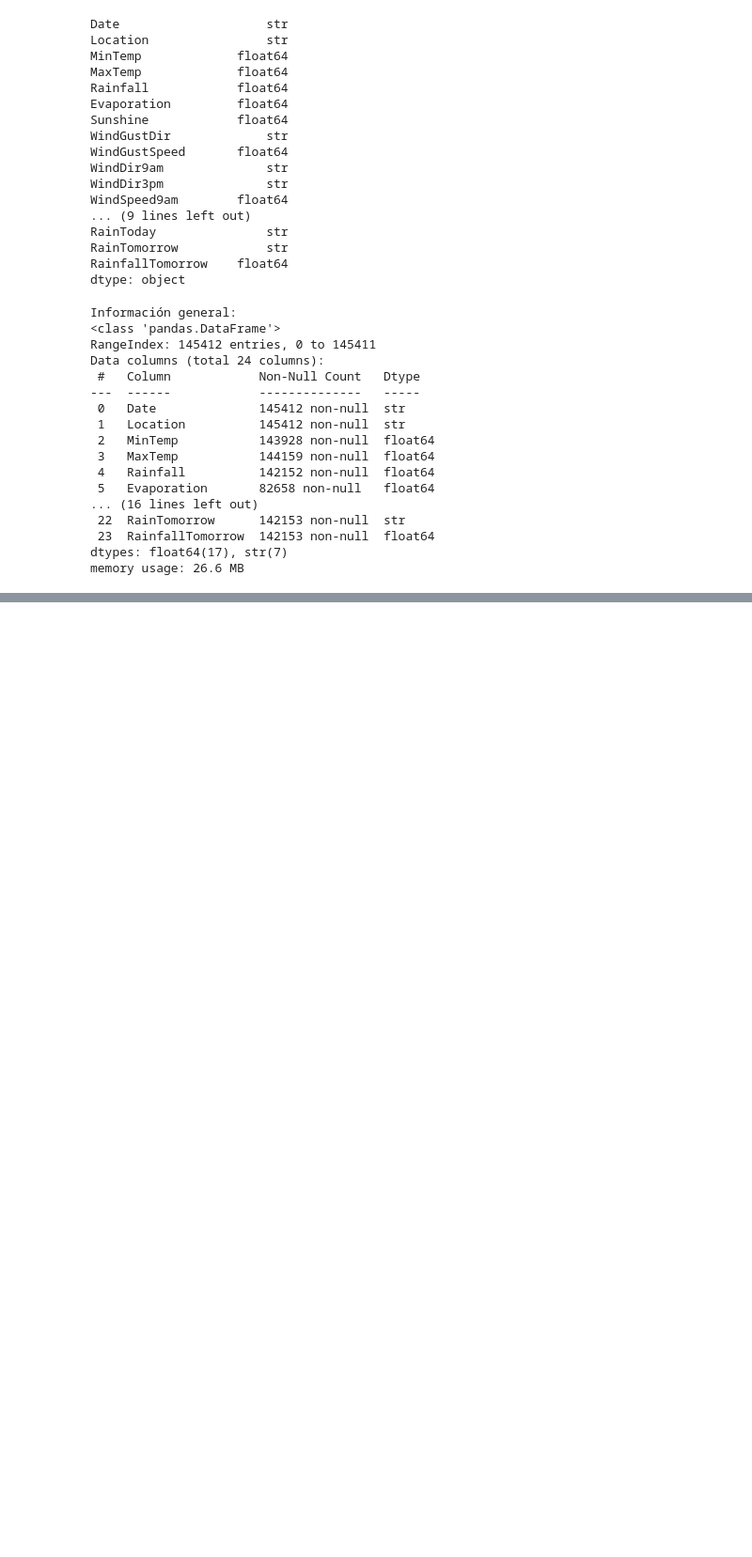
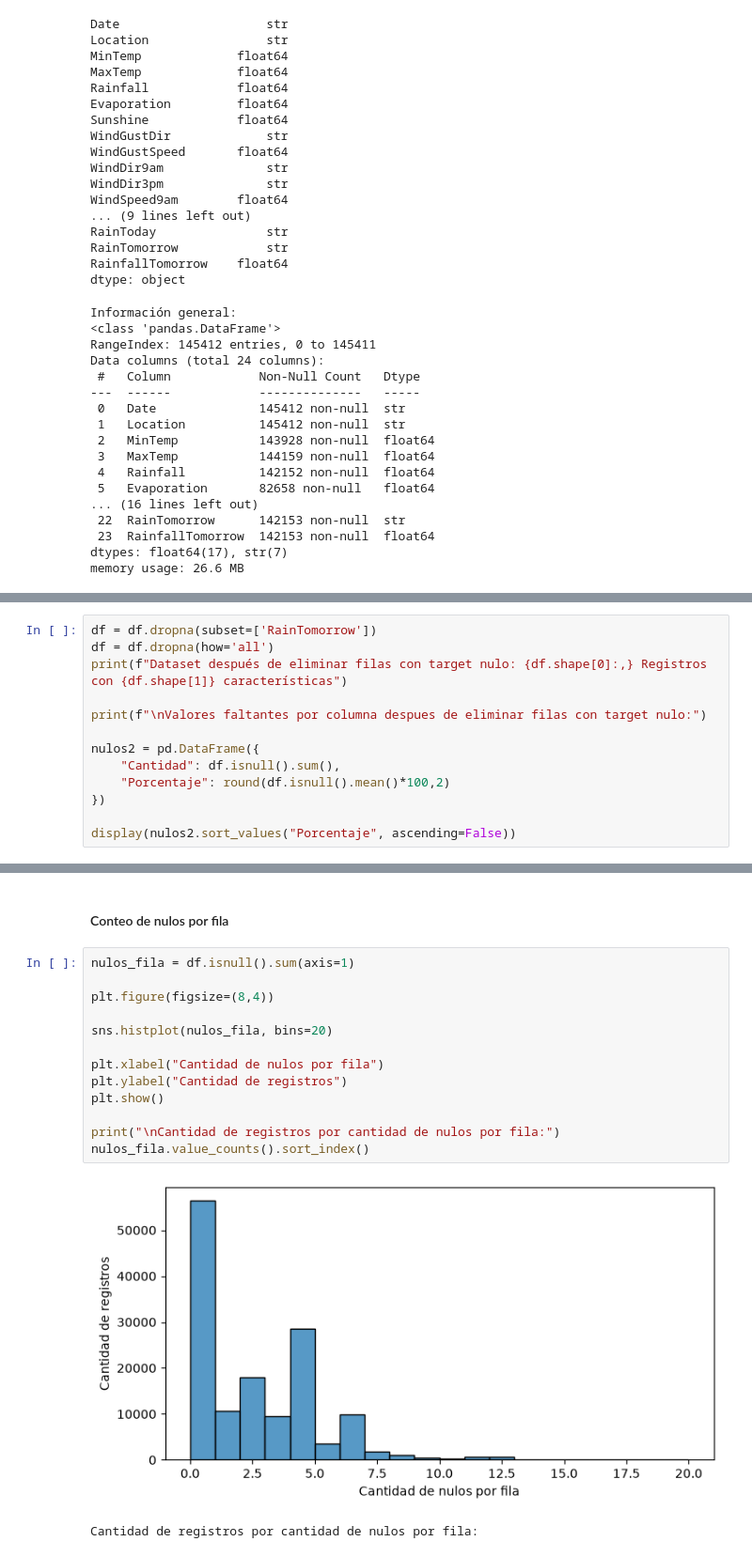
Before and after one commit to AlvaTF/TP-AA1-Ruiz-Toledo-Mendoza, a Jupyter notebook: TP_2/TP_clasificacion_AA1.ipynb, the cells around one changed output, grey strips where cells are left out. Shown at 94% size. Cells and saved outputs as stored; diff of their text form; blank space fills up the shorter version.

Commit message:
Comienzo el analisis de nulos

```diff
--- a/TP_2/TP_clasificacion_AA1.ipynb
+++ b/TP_2/TP_clasificacion_AA1.ipynb
@@ -94,0 +140,13 @@ memory usage: 26.6 MB
+# %%
+df = df.dropna(subset=['RainTomorrow'])
+df = df.dropna(how='all')
+print(f"Dataset después de eliminar filas con target nulo: {df.shape[0]:,} Registros con {df.shape[1]} características")
+
+print(f"\nValores faltantes por columna despues de eliminar filas con target nulo:")
+
+nulos2 = pd.DataFrame({
+    "Cantidad": df.isnull().sum(),
+    "Porcentaje": round(df.isnull().mean()*100,2)
+})
+
+display(nulos2.sort_values("Porcentaje", ascending=False))
@@ -94,0 +174,18 @@ memory usage: 26.6 MB
+# %% [markdown]
+#### Conteo de nulos por fila
+# %%
+nulos_fila = df.isnull().sum(axis=1)
+
+plt.figure(figsize=(8,4))
+
+sns.histplot(nulos_fila, bins=20)
+
+plt.xlabel("Cantidad de nulos por fila")
+plt.ylabel("Cantidad de registros")
+plt.show()
+
+print("\nCantidad de registros por cantidad de nulos por fila:")
+nulos_fila.value_counts().sort_index()
+# %% [output]
+[figure, added]
+Cantidad de registros por cantidad de nulos por fila:
```
Also changed, not shown: parts of 8 cells of this notebook.
